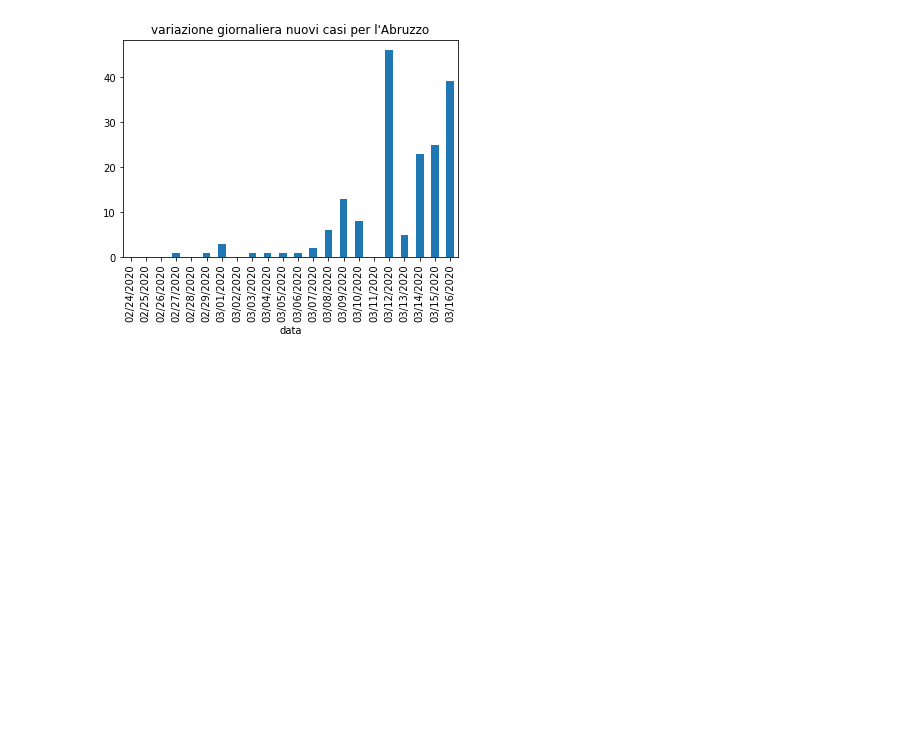
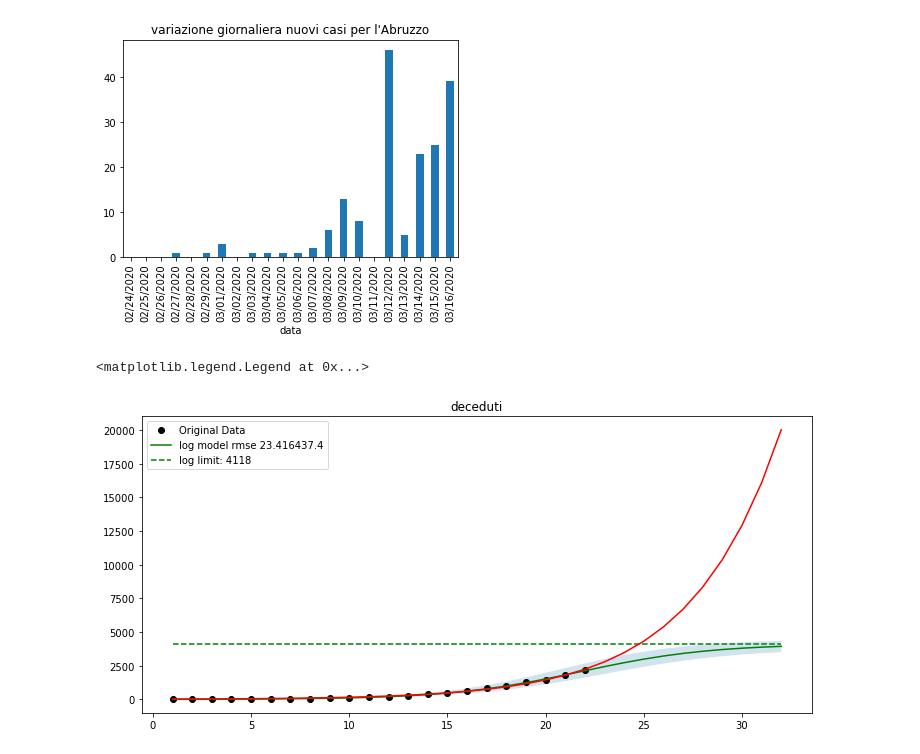
Before and after one commit to mspadaccino/COVID-19, a Jupyter notebook: notebooks/COVID_daily_report_Italy_World.ipynb, the cells around one changed output. Drawn from its saved outputs; the diff is of its cells as text; code cells hidden in the pictures; blank space fills up the shorter version.

```diff
--- a/notebooks/COVID_daily_report_Italy_World.ipynb
+++ b/notebooks/COVID_daily_report_Italy_World.ipynb
@@ -129 +157,24 @@ Text(0.5, 1.0, "variazione giornaliera nuovi casi per l'Abruzzo")
+# %%
+plt.figure(figsize=(12, 12))
+plt.subplot(211)
+plt.title(col)
+plt.plot(x, y, 'ko', label="Original Data")
+
+if ~np.isinf(pcov_log).max():
+    log_rmse = np.sqrt(np.mean((y_fit - func_log_verhulst(x_fit, *popt_log)) ** 2))
+    plt.plot(x_pred, y_pred_log, 'g-', label="log model rmse %f.4"%log_rmse)
+    perr = np.sqrt(np.diag(pcov_log))
+    popt_log_up = popt_log + perr
+    popt_log_down = popt_log - perr
+    plt.fill_between(x_pred, func_log_verhulst(x_pred, *popt_log_down), func_log_verhulst(x_pred, *popt_log_up), alpha=0.2)
+loglimit = func_log_verhulst(500, *popt_log)
+log_limit = np.array([loglimit for i in range(len(x_pred))])
+if showlimit: plt.plot(x_pred, log_limit, 'g--', label='log limit: %i' % (loglimit))
+
+plt.plot(x_pred, y_pred_exp, 'r-')
+
+plt.legend(loc='upper left')
+# %% [output]
+<matplotlib.legend.Legend at 0x...>
+[figure, added]
 # %%
```
Also changed, not shown: parts of 6 cells of this notebook, 2 other files.
